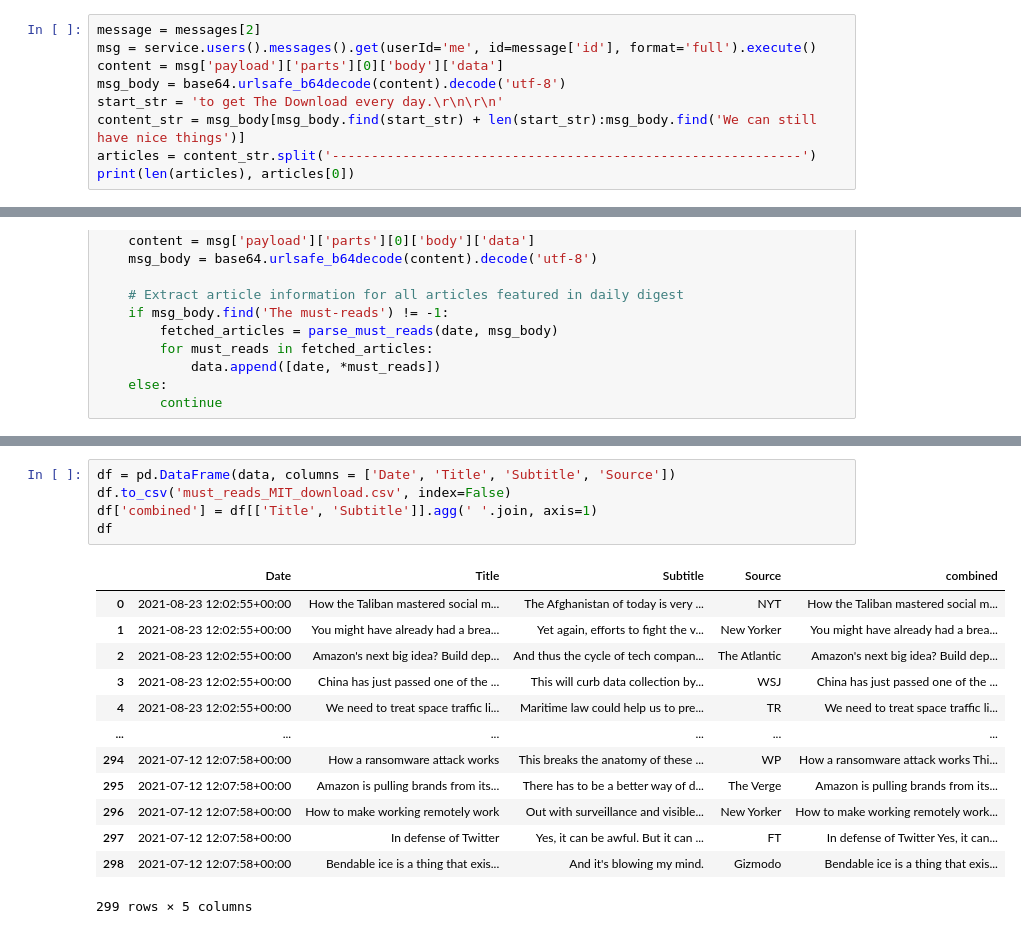
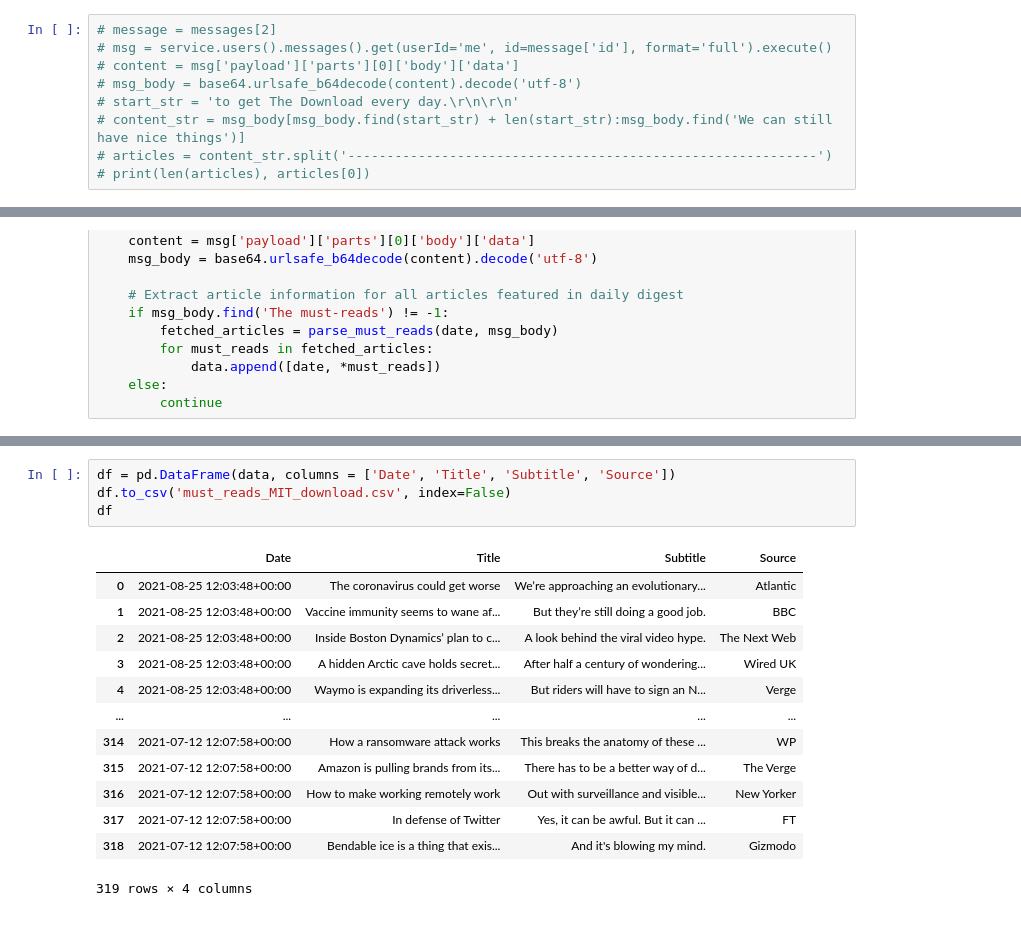
Before and after one commit to sejaldua/digesting-the-digest, a Jupyter notebook: MIT-download-scraper.ipynb, the cells around one changed output, grey strips where cells are left out. Cells and saved outputs as stored; diff of their text form.

```diff
--- a/MIT-download-scraper.ipynb
+++ b/MIT-download-scraper.ipynb
@@ -13,9 +13,9 @@ print(len(messages))
 # %%
-message = messages[2]
-msg = service.users().messages().get(userId='me', id=message['id'], format='full').execute()
-content = msg['payload']['parts'][0]['body']['data']
-msg_body = base64.urlsafe_b64decode(content).decode('utf-8')
-start_str = 'to get The Download every day.\r\n\r\n'
-content_str = msg_body[msg_body.find(start_str) + len(start_str):msg_body.find('We can still have nice things')]
-articles = content_str.split('------------------------------------------------------------')
-print(len(articles), articles[0])
+# message = messages[2]
+# msg = service.users().messages().get(userId='me', id=message['id'], format='full').execute()
+# content = msg['payload']['parts'][0]['body']['data']
+# msg_body = base64.urlsafe_b64decode(content).decode('utf-8')
+# start_str = 'to get The Download every day.\r\n\r\n'
+# content_str = msg_body[msg_body.find(start_str) + len(start_str):msg_body.find('We can still have nice things')]
+# articles = content_str.split('------------------------------------------------------------')
+# print(len(articles), articles[0])
@@ -120,22 +104,21 @@ remove_emojis(data[-1][1])
 # %%
 df = pd.DataFrame(data, columns = ['Date', 'Title', 'Subtitle', 'Source'])
 df.to_csv('must_reads_MIT_download.csv', index=False)
-df['combined'] = df[['Title', 'Subtitle']].agg(' '.join, axis=1)
 df
 # %% [output]
-|  | Date | Title | Subtitle | Source | combined |
-| 0 | 2021-08-23 12:02:55+00:00 | How the Taliban mastered social m... | The Afghanistan of today is very ... | NYT | How the Taliban mastered social m... |
-| 1 | 2021-08-23 12:02:55+00:00 | You might have already had a brea... | Yet again, efforts to fight the v... | New Yorker | You might have already had a brea... |
-| 2 | 2021-08-23 12:02:55+00:00 | Amazon's next big idea? Build dep... | And thus the cycle of tech compan... | The Atlantic | Amazon's next big idea? Build dep... |
-| 3 | 2021-08-23 12:02:55+00:00 | China has just passed one of the ... | This will curb data collection by... | WSJ | China has just passed one of the ... |
-| 4 | 2021-08-23 12:02:55+00:00 | We need to treat space traffic li... | Maritime law could help us to pre... | TR | We need to treat space traffic li... |
-| ... | ... | ... | ... | ... | ... |
-| 294 | 2021-07-12 12:07:58+00:00 | How a ransomware attack works | This breaks the anatomy of these ... | WP | How a ransomware attack works Thi... |
-| 295 | 2021-07-12 12:07:58+00:00 | Amazon is pulling brands from its... | There has to be a better way of d... | The Verge | Amazon is pulling brands from its... |
-| 296 | 2021-07-12 12:07:58+00:00 | How to make working remotely work | Out with surveillance and visible... | New Yorker | How to make working remotely work... |
-| 297 | 2021-07-12 12:07:58+00:00 | In defense of Twitter | Yes, it can be awful. But it can ... | FT | In defense of Twitter Yes, it can... |
-| 298 | 2021-07-12 12:07:58+00:00 | Bendable ice is a thing that exis... | And it's blowing my mind. | Gizmodo | Bendable ice is a thing that exis... |
+|  | Date | Title | Subtitle | Source |
+| 0 | 2021-08-25 12:03:48+00:00 | The coronavirus could get worse | We’re approaching an evolutionary... | Atlantic |
+| 1 | 2021-08-25 12:03:48+00:00 | Vaccine immunity seems to wane af... | But they’re still doing a good job. | BBC |
+| 2 | 2021-08-25 12:03:48+00:00 | Inside Boston Dynamics’ plan to c... | A look behind the viral video hype. | The Next Web |
+| 3 | 2021-08-25 12:03:48+00:00 | A hidden Arctic cave holds secret... | After half a century of wondering... | Wired UK |
+| 4 | 2021-08-25 12:03:48+00:00 | Waymo is expanding its driverless... | But riders will have to sign an N... | Verge |
+| ... | ... | ... | ... | ... |
+| 314 | 2021-07-12 12:07:58+00:00 | How a ransomware attack works | This breaks the anatomy of these ... | WP |
+| 315 | 2021-07-12 12:07:58+00:00 | Amazon is pulling brands from its... | There has to be a better way of d... | The Verge |
+| 316 | 2021-07-12 12:07:58+00:00 | How to make working remotely work | Out with surveillance and visible... | New Yorker |
+| 317 | 2021-07-12 12:07:58+00:00 | In defense of Twitter | Yes, it can be awful. But it can ... | FT |
+| 318 | 2021-07-12 12:07:58+00:00 | Bendable ice is a thing that exis... | And it's blowing my mind. | Gizmodo |
-299 rows × 5 columns
+319 rows × 4 columns
 # %%
 df['Source'].value_counts().iloc[:10].plot.bar(figsize=(10,6))
 # %% [output]
```
Also changed, not shown: parts of 10 cells of this notebook, 2 other files.
